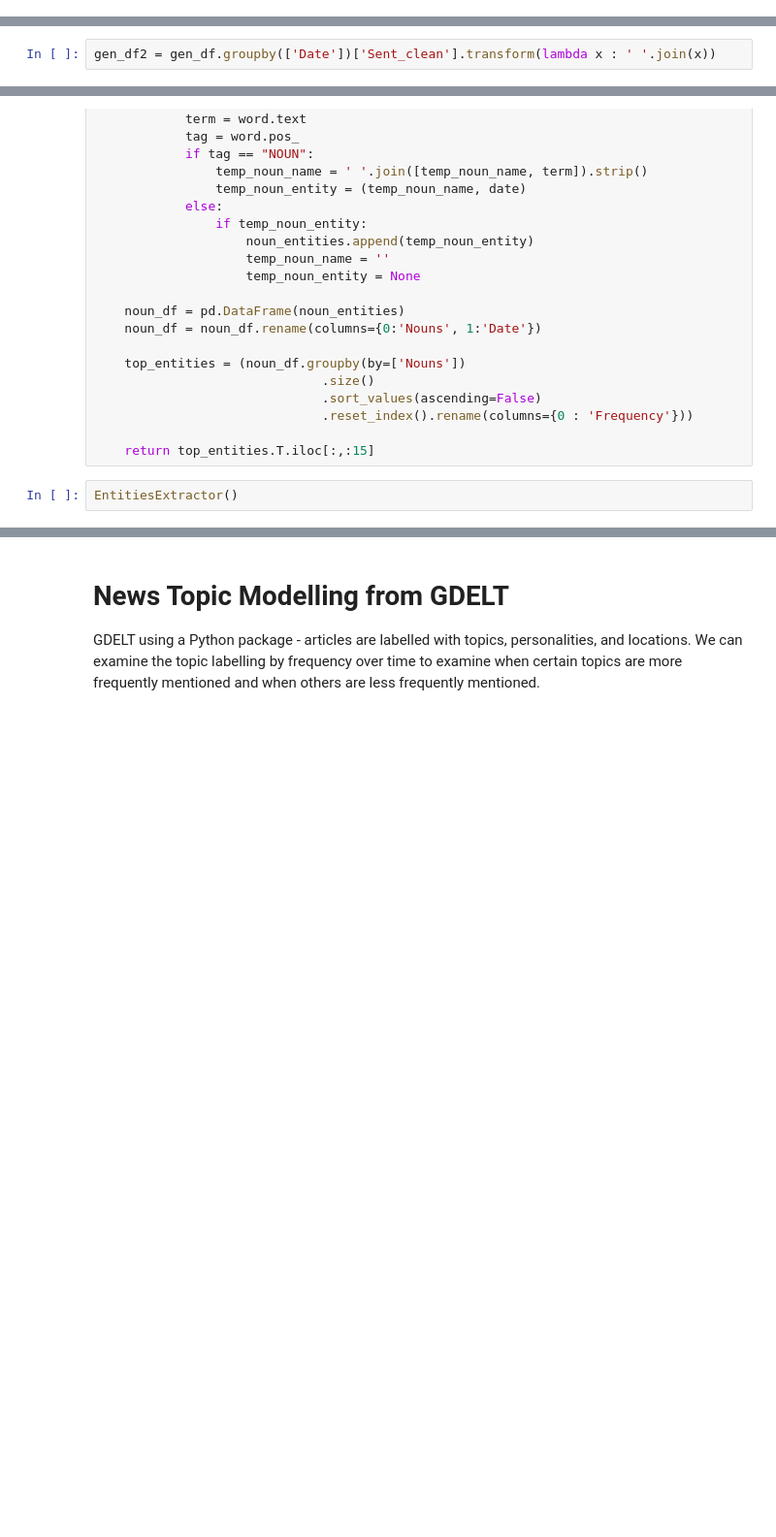
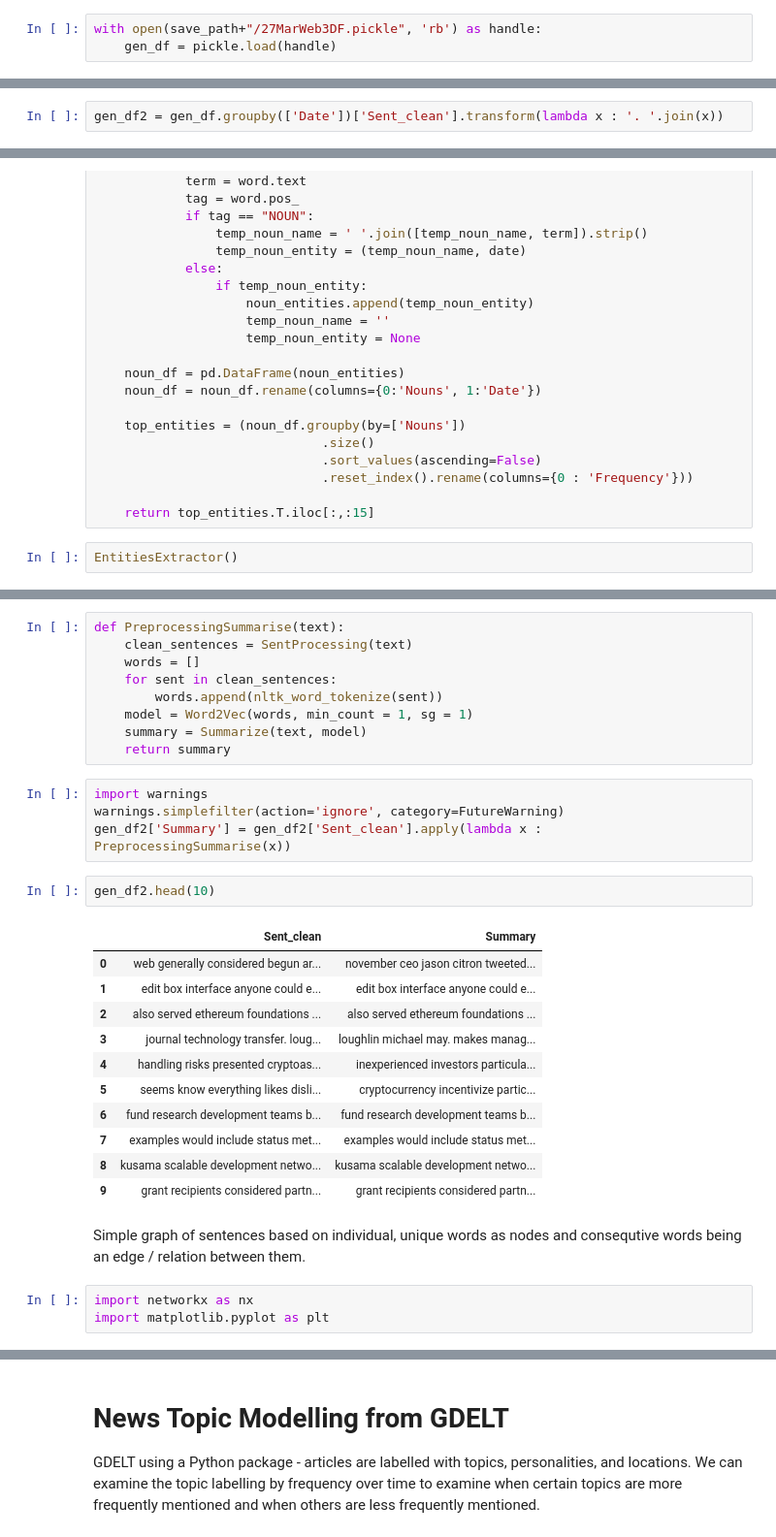
Before and after one commit to michaelmml/NLP-Information-Extraction, a Jupyter notebook: BERTopicModelling.ipynb, the cells around one changed output, grey strips where cells are left out. Shown: that part at 97% size. Drawn from its saved outputs; the diff is of its cells as text; blank space fills up the shorter version.

```diff
--- a/BERTopicModelling.ipynb
+++ b/BERTopicModelling.ipynb
@@ -244,4 +251,7 @@ with open(save_path+"/27MarWeb3DF.pickle", 'wb') as handle:
 # %%
 with open(save_path+"/10MarRussia_url.pickle", 'wb') as handle:
     pickle.dump(entries_list, handle, protocol=pickle.HIGHEST_PROTOCOL)
+# %%
+with open(save_path+"/27MarWeb3DF.pickle", 'rb') as handle:
+    gen_df = pickle.load(handle)
 # %% [markdown]
@@ -253,7 +269,7 @@ Various techniques as explored in other notebooks and new ideas. A classical app
 # %%
 gen_df2 = gen_df.drop(['Sent'], axis=1)
 # %%
-gen_df2 = gen_df.groupby(['Date'])['Sent_clean'].transform(lambda x : ' '.join(x))
+gen_df2 = gen_df.groupby(['Date'])['Sent_clean'].transform(lambda x : '. '.join(x))
 # %%
 gen_df2 = gen_df2.drop_duplicates()
 gen_df2 = gen_df2.dropna()
@@ -463,0 +552,32 @@ EntitiesExtractor()
+# %%
+def PreprocessingSummarise(text):
+    clean_sentences = SentProcessing(text)
+    words = []
+    for sent in clean_sentences:
+        words.append(nltk_word_tokenize(sent))
+    model = Word2Vec(words, min_count = 1, sg = 1)
+    summary = Summarize(text, model)
+    return summary
+# %%
+import warnings
+warnings.simplefilter(action='ignore', category=FutureWarning)
+gen_df2['Summary'] = gen_df2['Sent_clean'].apply(lambda x : PreprocessingSummarise(x))
+# %%
+gen_df2.head(10)
+# %% [output]
+|  | Sent_clean | Summary |
+| 0 | web generally considered begun ar... | november ceo jason citron tweeted... |
+| 1 | edit box interface anyone could e... | edit box interface anyone could e... |
+| 2 | also served ethereum foundations ... | also served ethereum foundations ... |
+| 3 | journal technology transfer. loug... | loughlin michael may. makes manag... |
+| 4 | handling risks presented cryptoas... | inexperienced investors particula... |
+| 5 | seems know everything likes disli... | cryptocurrency incentivize partic... |
+| 6 | fund research development teams b... | fund research development teams b... |
+| 7 | examples would include status met... | examples would include status met... |
+| 8 | kusama scalable development netwo... | kusama scalable development netwo... |
+| 9 | grant recipients considered partn... | grant recipients considered partn... |
+# %% [markdown]
+Simple graph of sentences based on individual, unique words as nodes and consequtive words being an edge / relation between them.
+# %%
+import networkx as nx
+import matplotlib.pyplot as plt
```
Also changed, not shown: parts of 27 cells of this notebook.
